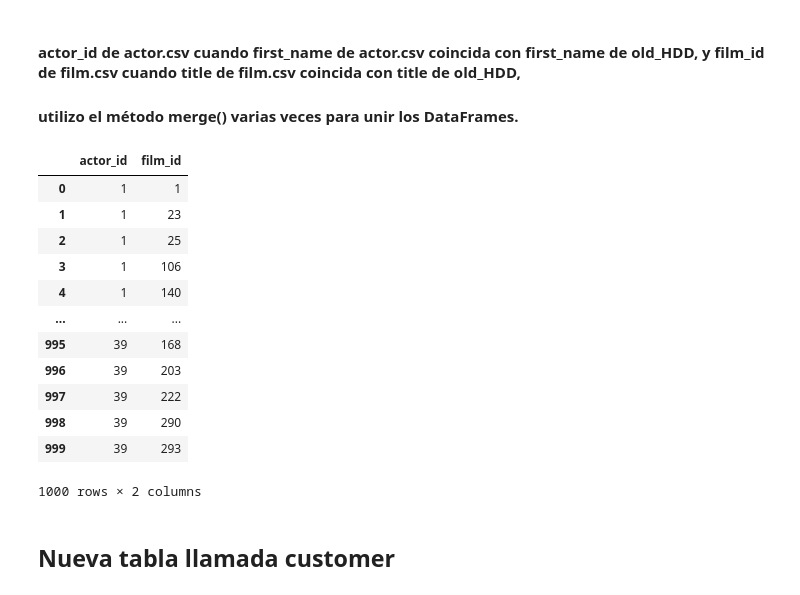
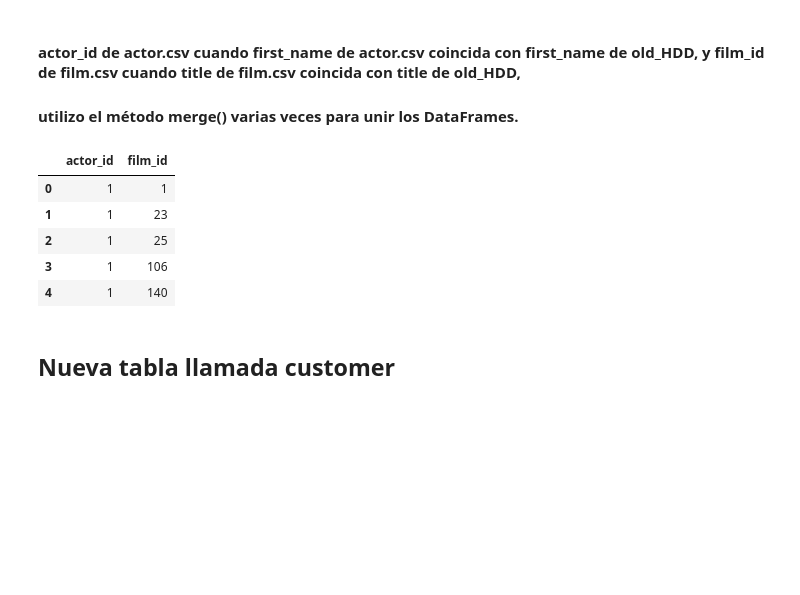
Before and after one commit to carolinariveraa/SQL-Database, a Jupyter notebook: notebook/main.ipynb, the cells around one changed output. Drawn from its saved outputs; the diff is of its cells as text; code cells hidden in the pictures; blank space fills up the shorter version.

```diff
--- a/notebook/main.ipynb
+++ b/notebook/main.ipynb
@@ -341,21 +341,14 @@ merged2 = merged1.merge(film, on='title', how='left')
 # Seleccionamos solo las columnas que deseamos mantener en el nuevo DataFrame
 actor_film = merged2[['actor_id', 'film_id']]
 # %%
-actor_film
+actor_film.head()
 # %% [output]
 |  | actor_id | film_id |
 | 0 | 1 | 1 |
 | 1 | 1 | 23 |
 | 2 | 1 | 25 |
 | 3 | 1 | 106 |
 | 4 | 1 | 140 |
-| ... | ... | ... |
-| 995 | 39 | 168 |
-| 996 | 39 | 203 |
-| 997 | 39 | 222 |
-| 998 | 39 | 290 |
-| 999 | 39 | 293 |
-1000 rows × 2 columns
 # %% [markdown]
 ## Nueva tabla llamada customer
 # %%
```
Also changed, not shown: parts of 4 cells of this notebook.
